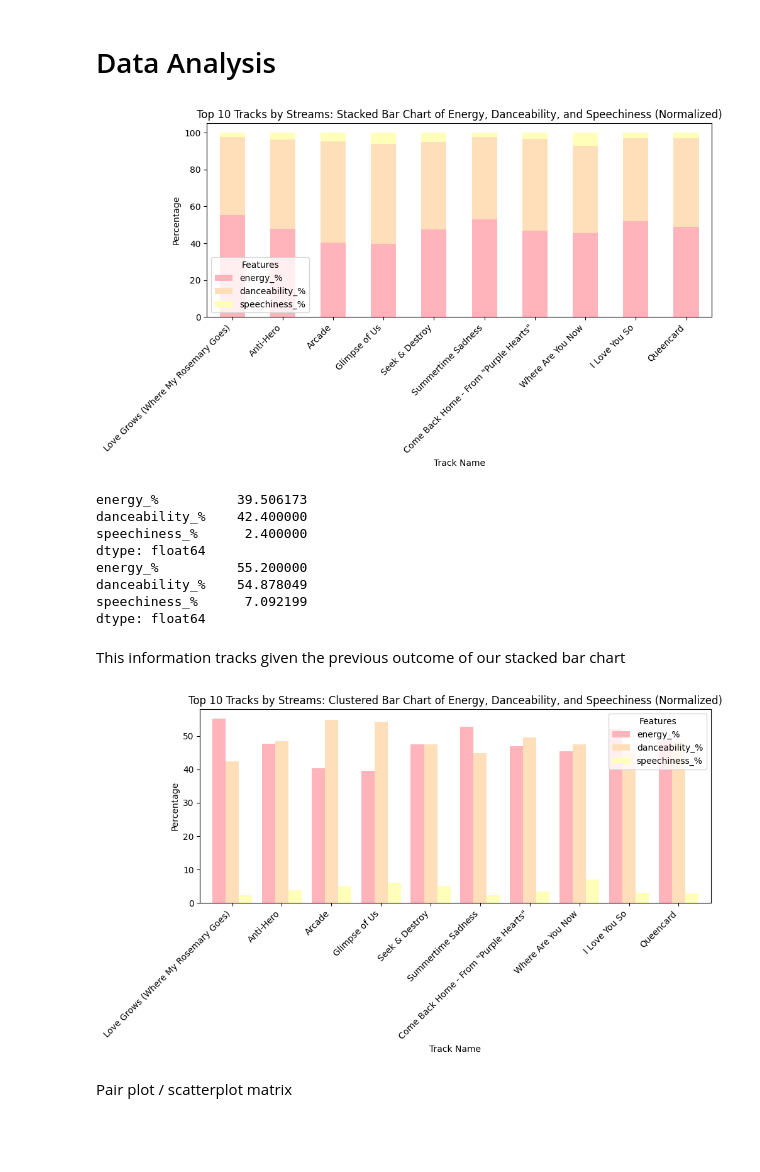
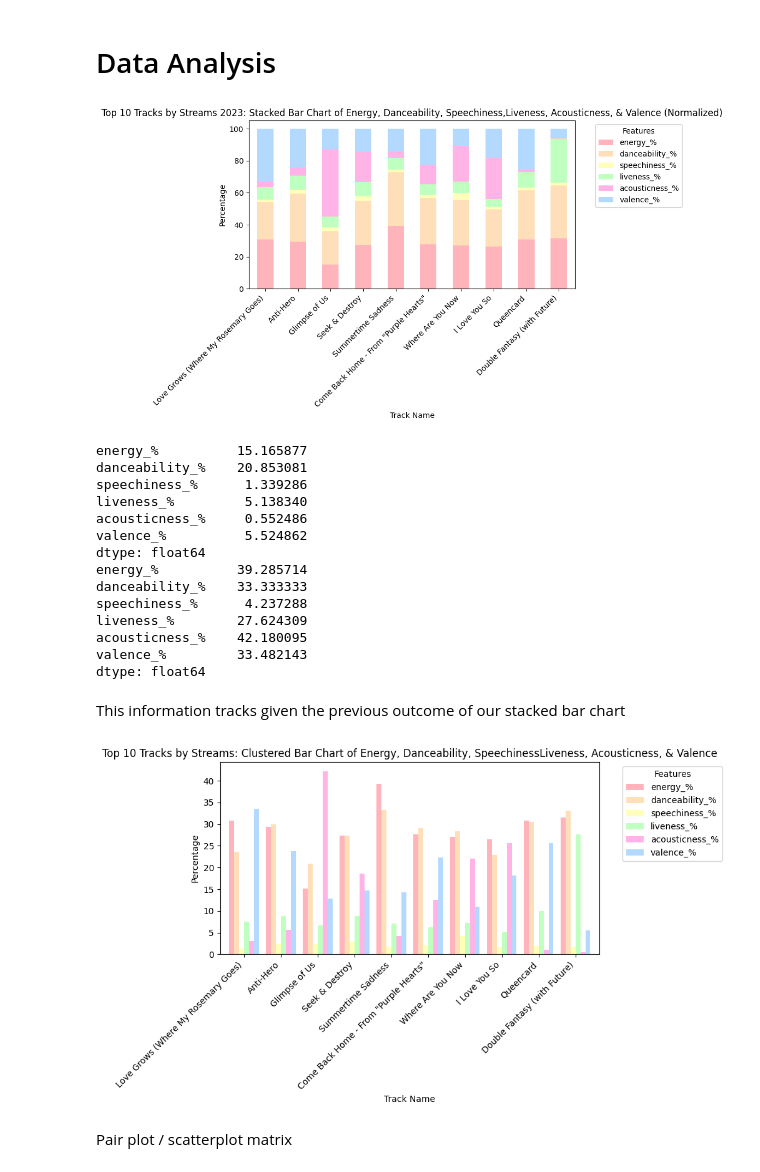
Before and after one commit to summerolmstead/Spotify-Top-Songs-2023-Analysis, a Jupyter notebook: Spotify_Top_Songs_Analysis.ipynb, the cells around one changed output. Saved outputs shown, nothing was run; the diff lists cells and outputs as text; code cells hidden in the pictures; blank space fills up the shorter version.

```diff
--- a/Spotify_Top_Songs_Analysis.ipynb
+++ b/Spotify_Top_Songs_Analysis.ipynb
@@ -130,57 +130,63 @@ print(df_selected.head())
 # %%
 import matplotlib.pyplot as plt
 # a list of colors for each feature
-colors = ['#FFB3BA', '#FFDFBA', '#FFFFBA']  # soft pastel colors for energy, danceability, and speechiness
+colors = ['#FFB3BA', '#FFDFBA', '#FFFFBA', '#BFFFBF', '#FFB3E6', '#B3D9FF']# soft pastel colors
 df_top10 = df.sort_values(by='streams', ascending=False).head(10) # getting top ten, removing some records just for easier visualization looked crazy with 923 on x axis lol
 
 # normalize the data to make sure the sum of energy, danceability, and speechiness adds up to 100% for each track!
-df_top10[['energy_%', 'danceability_%', 'speechiness_%']] = df_top10[['energy_%', 'danceability_%', 'speechiness_%']].div(df_top10[['energy_%', 'danceability_%', 'speechiness_%']].sum(axis=1), axis=0) * 100
+df_top10[['energy_%', 'danceability_%', 'speechiness_%','liveness_%', 'acousticness_%', 'valence_%']] = df_top10[['energy_%', 'danceability_%', 'speechiness_%','liveness_%', 'acousticness_%', 'valence_%']].div(df_top10[['energy_%', 'danceability_%', 'speechiness_%','liveness_%', 'acousticness_%', 'valence_%']].sum(axis=1), axis=0) * 100
 
 # prepare the data for the stacked bar chart
-df_stacked_top10 = df_top10[['track_name', 'energy_%', 'danceability_%', 'speechiness_%']].set_index('track_name')
+df_stacked_top10 = df_top10[['track_name', 'energy_%', 'danceability_%', 'speechiness_%','liveness_%', 'acousticness_%', 'valence_%']].set_index('track_name')
 # create the stacked bar chart
 df_stacked_top10.plot(kind='bar', stacked=True, figsize=(10, 6), color=colors)
-plt.title('Top 10 Tracks by Streams: Stacked Bar Chart of Energy, Danceability, and Speechiness (Normalized)')
+plt.title('Top 10 Tracks by Streams 2023: Stacked Bar Chart of Energy, Danceability, Speechiness, Liveness, Acousticness, & Valence (Normalized)')
 plt.xlabel('Track Name')
 plt.ylabel('Percentage')
-plt.legend(title='Features')
+plt.legend(title='Features',bbox_to_anchor=(1.05, 1), loc='upper left')
 plt.xticks(rotation=45, ha='right')  # rotate track names for better readability!
 plt.tight_layout()
 plt.show()
 # %% [output]
-[figure, old version]
+[figure, new version]
 # %%
-print(df_top10[['energy_%', 'danceability_%', 'speechiness_%']].min())
-print(df_top10[['energy_%', 'danceability_%', 'speechiness_%']].max())
+print(df_top10[['energy_%', 'danceability_%', 'speechiness_%','liveness_%', 'acousticness_%', 'valence_%']].min())
+print(df_top10[['energy_%', 'danceability_%', 'speechiness_%','liveness_%', 'acousticness_%', 'valence_%']].max())
 # %% [output]
-energy_%          39.506173
-danceability_%    42.400000
-speechiness_%      2.400000
+energy_%          15.165877
+danceability_%    20.853081
+speechiness_%      1.339286
+liveness_%         5.138340
+acousticness_%     0.552486
+valence_%          5.524862
 dtype: float64
-energy_%          55.200000
-danceability_%    54.878049
-speechiness_%      7.092199
+energy_%          39.285714
+danceability_%    33.333333
+speechiness_%      4.237288
+liveness_%        27.624309
+acousticness_%    42.180095
+valence_%         33.482143
 dtype: float64
 # %% [markdown]
 This information tracks given the previous outcome of our stacked bar chart
 # %%
 #colors for the bars in the clustered chart
-colors = ['#FFB3BA', '#FFDFBA', '#FFFFBA']  # Soft pastel colors for energy, danceability, and speechiness
+colors = ['#FFB3BA', '#FFDFBA', '#FFFFBA', '#BFFFBF', '#FFB3E6', '#B3D9FF']# soft pastel colors
 
 # prepare the data for the clustered bar chart
-df_clustered_top10 = df_top10[['track_name', 'energy_%', 'danceability_%', 'speechiness_%']].set_index('track_name')
+df_clustered_top10 = df_top10[['track_name', 'energy_%', 'danceability_%', 'speechiness_%','liveness_%', 'acousticness_%', 'valence_%']].set_index('track_name')
 
 #the clustered bar chart
 ax = df_clustered_top10.plot(kind='bar', figsize=(10, 6), color=colors, width=0.8)
-plt.title('Top 10 Tracks by Streams: Clustered Bar Chart of Energy, Danceability, and Speechiness (Normalized)')
+plt.title('Top 10 Tracks by Streams: Clustered Bar Chart of Energy, Danceability, SpeechinessLiveness, Acousticness, & Valence')
 plt.xlabel('Track Name')
 plt.ylabel('Percentage')
-plt.legend(title='Features')
+plt.legend(title='Features',bbox_to_anchor=(1.05, 1), loc='upper left')
 plt.xticks(rotation=45, ha='right')
 plt.tight_layout()
 plt.show()
 # %% [output]
-[figure, old version]
+[figure, new version]
 # %% [markdown]
 Pair plot / scatterplot matrix
 # %%
```
